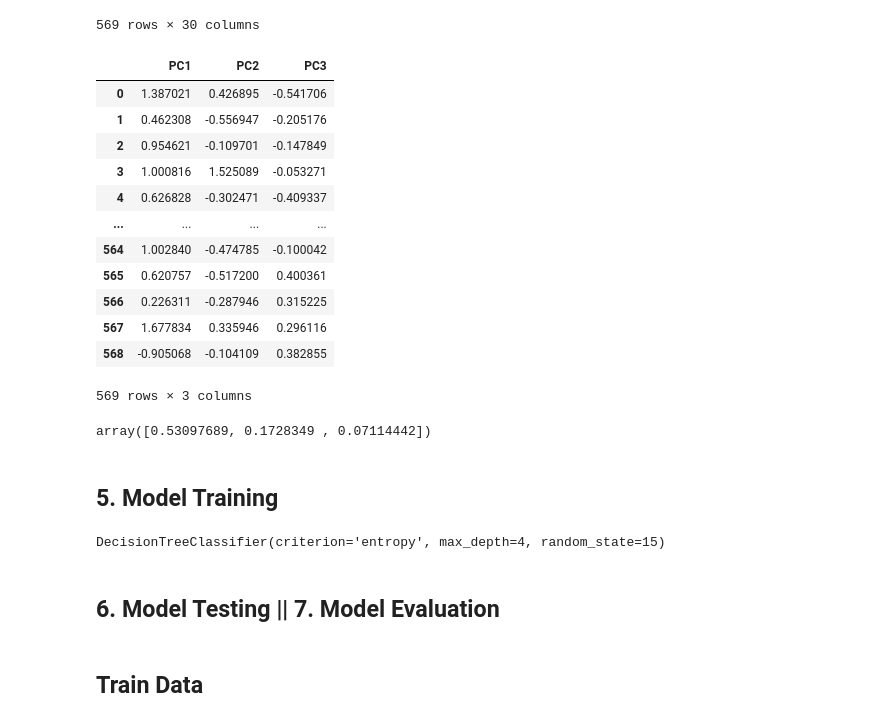
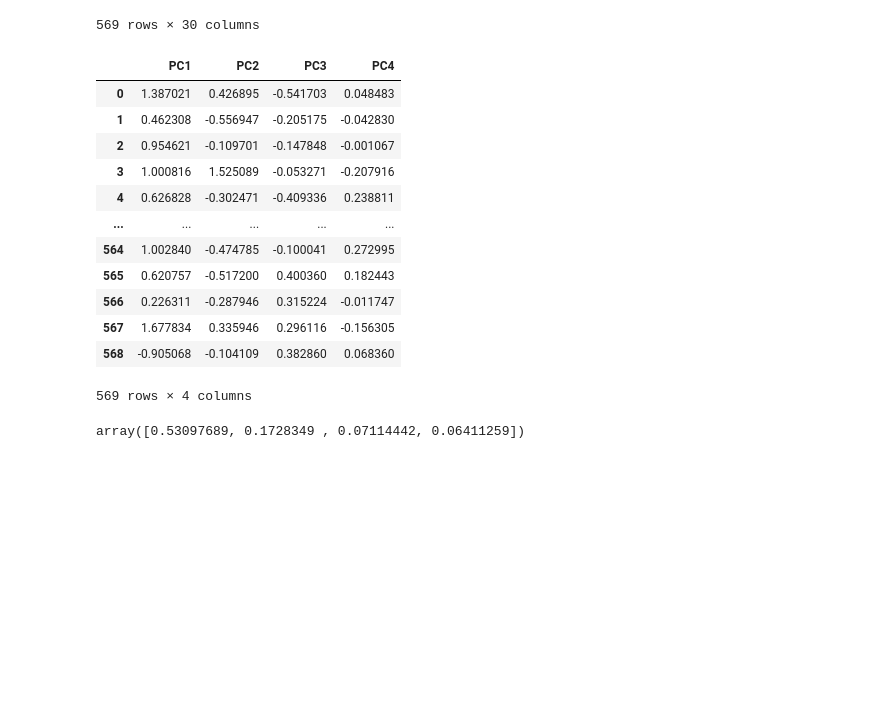
Before and after one commit to Yogesh-ProITBridge/Machine-Learning, a Jupyter notebook: PCA.ipynb, the cells around one changed output. Saved outputs shown, nothing was run; the diff lists cells and outputs as text; code cells hidden in the pictures; blank space fills up the shorter version.

```diff
--- a/PCA.ipynb
+++ b/PCA.ipynb
@@ -16,7 +29,7 @@ cancer_data = load_breast_cancer()
 # %%
-cancer_data_df = pd.DataFrame(data = cancer_data.data,columns=cancer_data.feature_names)
-cancer_data_df['Target'] = cancer_data.target
-cancer_data_df
+df = pd.DataFrame(data = cancer_data.data,columns=cancer_data.feature_names)
+df['Target'] = cancer_data.target
+df
 # %% [output]
 |  | mean radius | mean texture | mean perimeter | mean area | mean smoothness | mean compactness | ... |
 | 0 | 17.99 | 10.38 | 122.80 | 1001.0 | 0.11840 | 0.27760 | ... |
@@ -105,3 +102,3 @@ cancer_data_df.corr().round(2)
 # %%
-x = cancer_data_df.drop('Target', axis = 1)
-y = cancer_data_df[['Target']]
+x = df.drop('Target',axis = 1)
+y = df[['Target']]
@@ -169,36 +156,25 @@ scaled_X
 569 rows × 30 columns
 # %%
 from sklearn.decomposition import PCA
-pca = PCA(n_components=3)
+pca = PCA(n_components=4)
 X_pca = pca.fit_transform(scaled_X)
-X_pca = pd.DataFrame(X_pca,columns = ['PC1','PC2','PC3'])
+X_pca = pd.DataFrame(X_pca,columns = ['PC1','PC2','PC3','PC4'])
 X_pca
 # %% [output]
-|  | PC1 | PC2 | PC3 |
-| 0 | 1.387021 | 0.426895 | -0.541706 |
-| 1 | 0.462308 | -0.556947 | -0.205176 |
-| 2 | 0.954621 | -0.109701 | -0.147849 |
-| 3 | 1.000816 | 1.525089 | -0.053271 |
-| 4 | 0.626828 | -0.302471 | -0.409337 |
-| ... | ... | ... | ... |
-| 564 | 1.002840 | -0.474785 | -0.100042 |
-| 565 | 0.620757 | -0.517200 | 0.400361 |
-| 566 | 0.226311 | -0.287946 | 0.315225 |
-| 567 | 1.677834 | 0.335946 | 0.296116 |
-| 568 | -0.905068 | -0.104109 | 0.382855 |
+|  | PC1 | PC2 | PC3 | PC4 |
+| 0 | 1.387021 | 0.426895 | -0.541703 | 0.048483 |
+| 1 | 0.462308 | -0.556947 | -0.205175 | -0.042830 |
+| 2 | 0.954621 | -0.109701 | -0.147848 | -0.001067 |
+| 3 | 1.000816 | 1.525089 | -0.053271 | -0.207916 |
+| 4 | 0.626828 | -0.302471 | -0.409336 | 0.238811 |
+| ... | ... | ... | ... | ... |
+| 564 | 1.002840 | -0.474785 | -0.100041 | 0.272995 |
+| 565 | 0.620757 | -0.517200 | 0.400360 | 0.182443 |
+| 566 | 0.226311 | -0.287946 | 0.315224 | -0.011747 |
+| 567 | 1.677834 | 0.335946 | 0.296116 | -0.156305 |
+| 568 | -0.905068 | -0.104109 | 0.382860 | 0.068360 |
-569 rows × 3 columns
+569 rows × 4 columns
 # %%
 pca.explained_variance_ratio_
 # %% [output]
-array([0.53097689, 0.1728349 , 0.07114442])
+array([0.53097689, 0.1728349 , 0.07114442, 0.06411259])
-# %% [markdown]
-## 5. Model Training
-# %%
-dt_model = DecisionTreeClassifier(criterion='entropy',max_depth=4,random_state=15)
-dt_model.fit(x_train,y_train)
-# %% [output]
-DecisionTreeClassifier(criterion='entropy', max_depth=4, random_state=15)
-# %% [markdown]
-## 6. Model Testing || 7. Model Evaluation
-# %% [markdown]
-## Train Data
```
Also changed, not shown: parts of 38 cells of this notebook, 1 other file.
